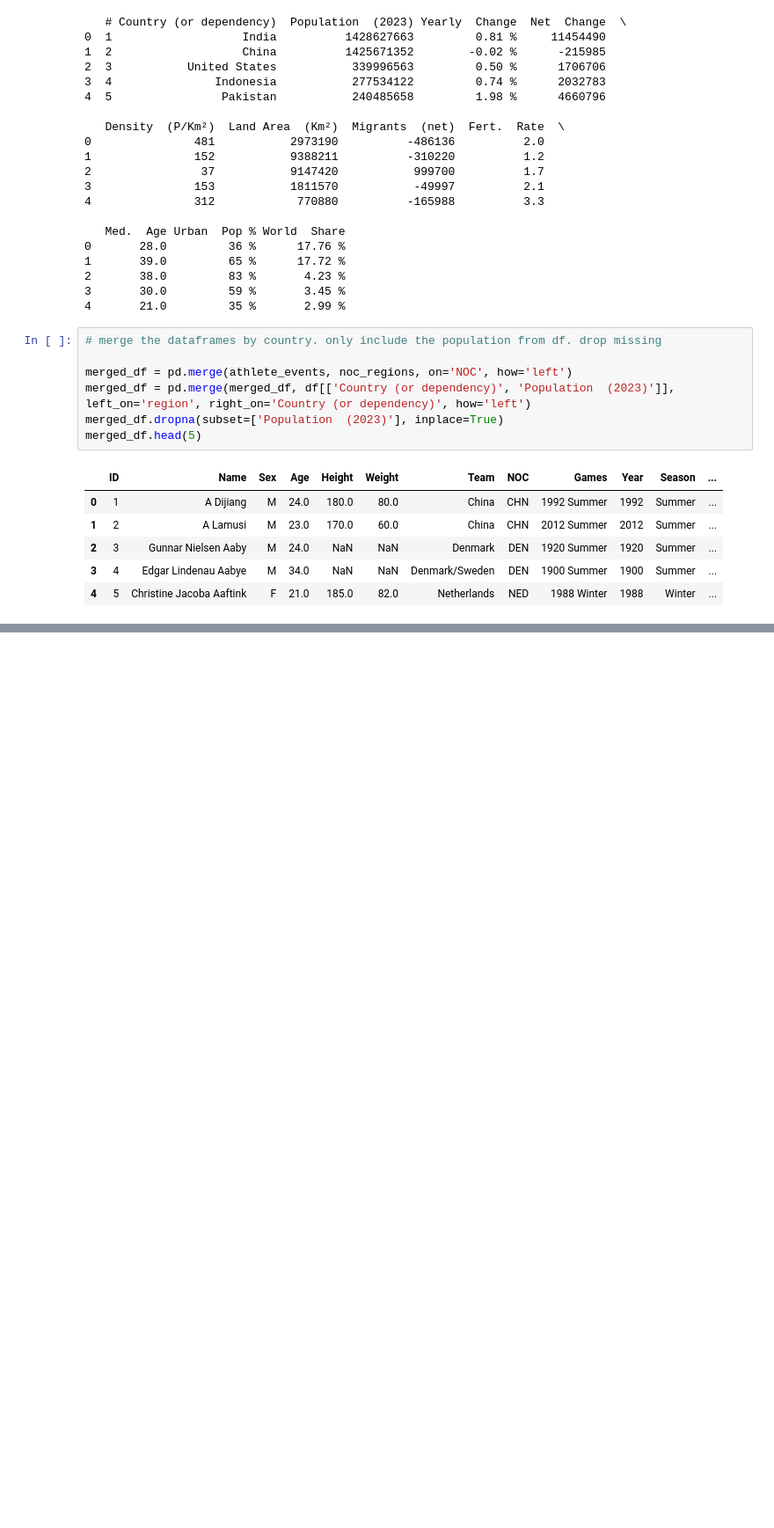
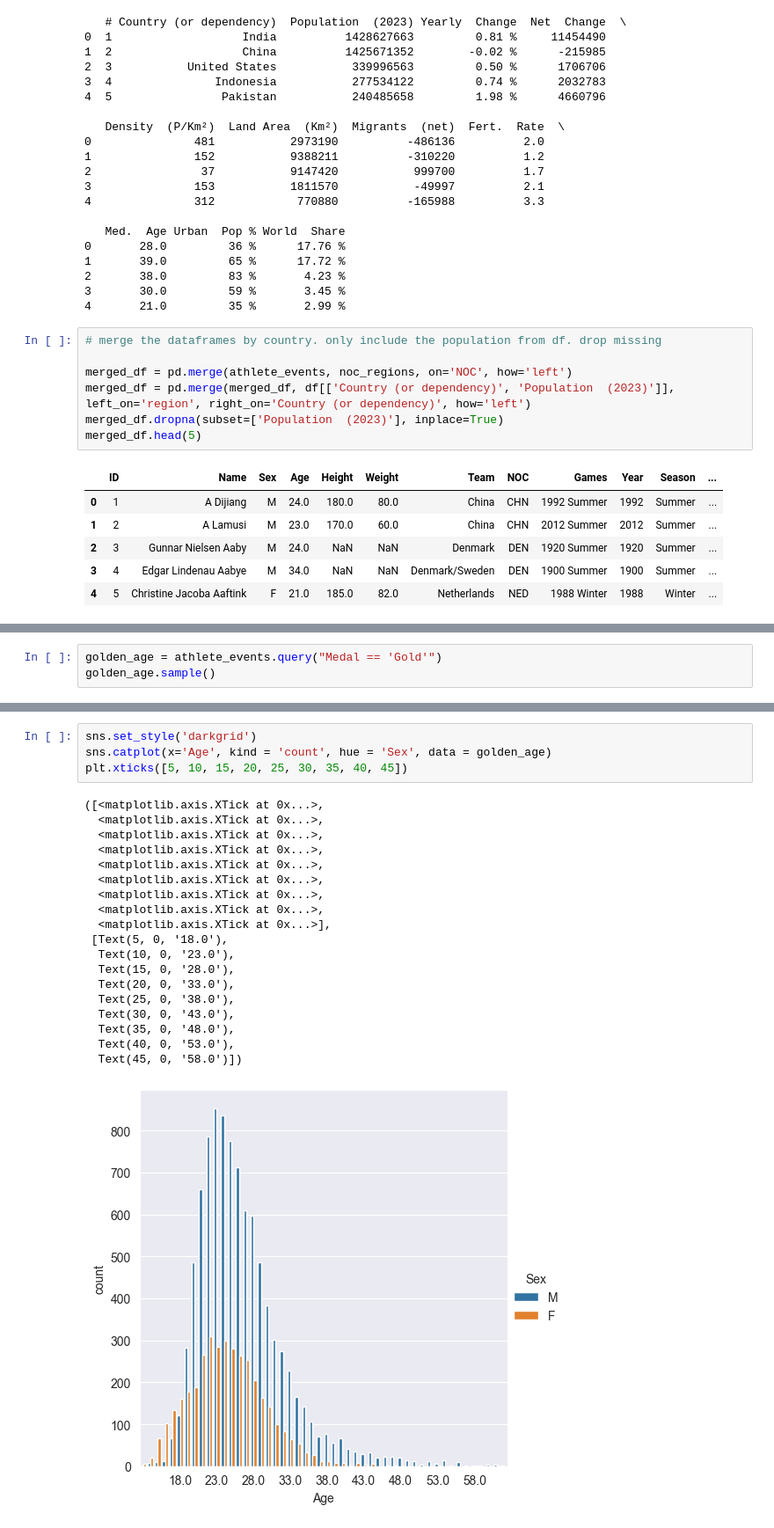
Before and after one commit to TobiasEnglund/Projekt-OS-Italien, a Jupyter notebook: Uppgift_0.ipynb, the cells around one changed output, grey strips where cells are left out. Shown at 88% size. Saved outputs shown, nothing was run; the diff lists cells and outputs as text; blank space fills up the shorter version.

Commit message:
Add "golden age" viz

```diff
--- a/Uppgift_0.ipynb
+++ b/Uppgift_0.ipynb
@@ -376,0 +379,3 @@ merged_df.head(5)
+# %%
+golden_age = athlete_events.query("Medal == 'Gold'")
+golden_age.sample()
@@ -376,0 +401,24 @@ merged_df.head(5)
+# %%
+sns.set_style('darkgrid')
+sns.catplot(x='Age', kind = 'count', hue = 'Sex', data = golden_age)
+plt.xticks([5, 10, 15, 20, 25, 30, 35, 40, 45])
+# %% [output]
+([<matplotlib.axis.XTick at 0x...>,
+  <matplotlib.axis.XTick at 0x...>,
+  <matplotlib.axis.XTick at 0x...>,
+  <matplotlib.axis.XTick at 0x...>,
+  <matplotlib.axis.XTick at 0x...>,
+  <matplotlib.axis.XTick at 0x...>,
+  <matplotlib.axis.XTick at 0x...>,
+  <matplotlib.axis.XTick at 0x...>,
+  <matplotlib.axis.XTick at 0x...>],
+ [Text(5, 0, '18.0'),
+  Text(10, 0, '23.0'),
+  Text(15, 0, '28.0'),
+  Text(20, 0, '33.0'),
+  Text(25, 0, '38.0'),
+  Text(30, 0, '43.0'),
+  Text(35, 0, '48.0'),
+  Text(40, 0, '53.0'),
+  Text(45, 0, '58.0')])
+[figure, added]
```
Also changed, not shown: parts of 8 cells of this notebook.
